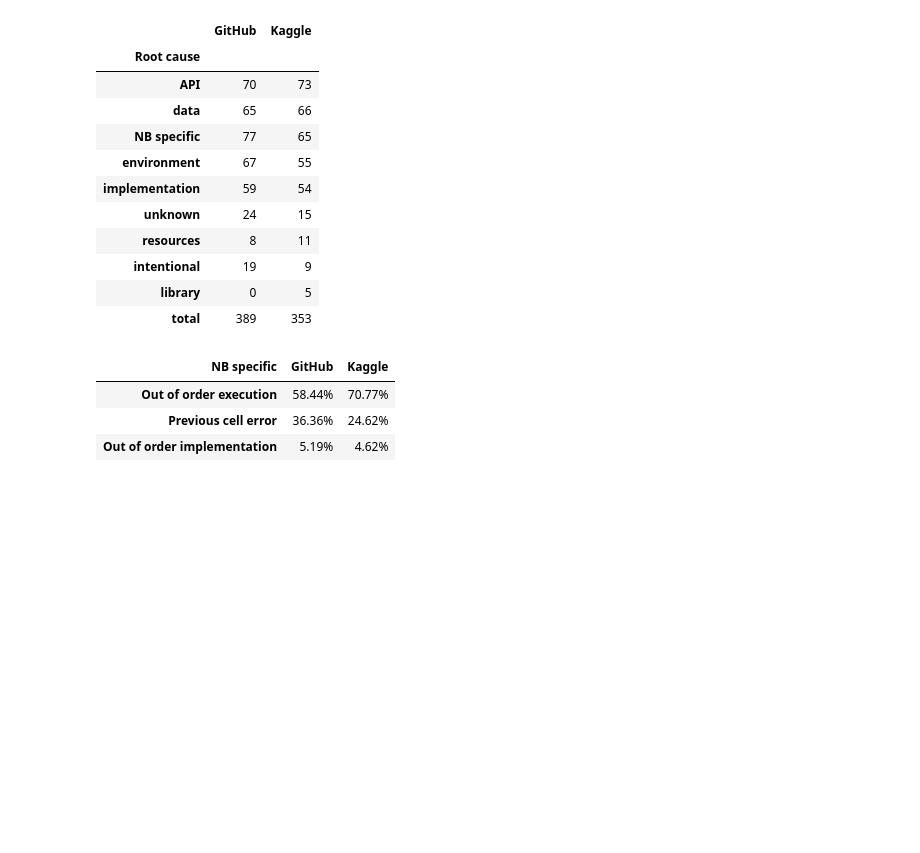
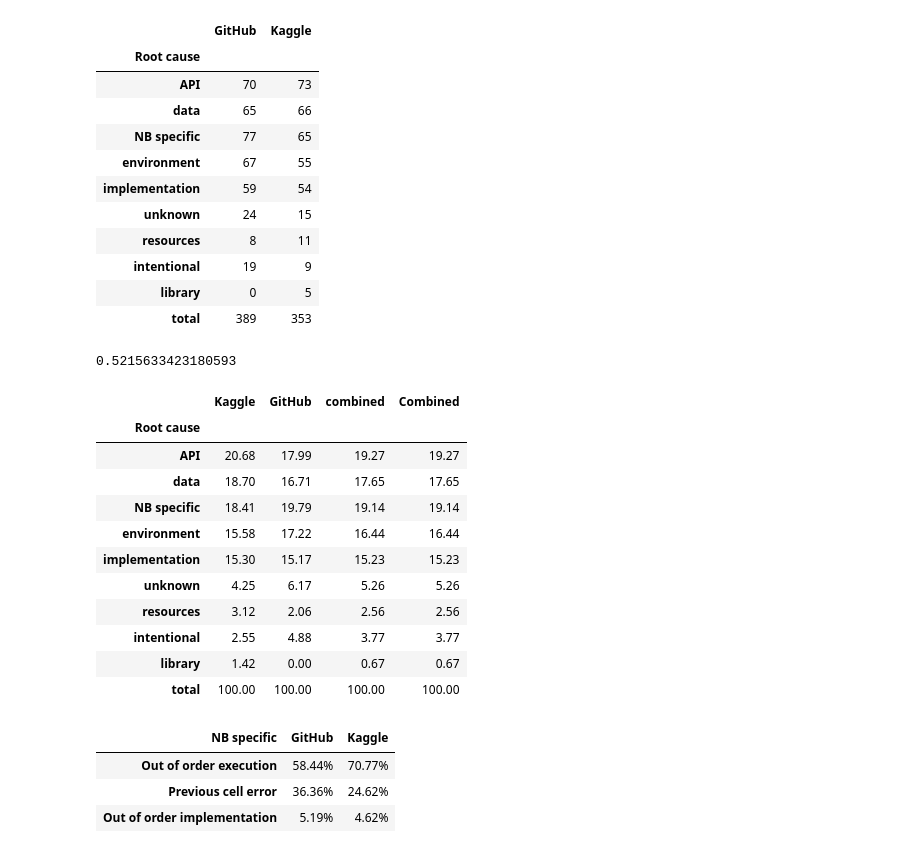
Before and after one commit to PELAB-LiU/jupyter_nbs_empirical, a Jupyter notebook: notebook_error_analysis-manual_labels_plots_rqs.ipynb, the cells around one changed output. Drawn from its saved outputs; the diff is of its cells as text; code cells hidden in the pictures; blank space fills up the shorter version.

```diff
--- a/notebook_error_analysis-manual_labels_plots_rqs.ipynb
+++ b/notebook_error_analysis-manual_labels_plots_rqs.ipynb
@@ -290,6 +290,24 @@ rc[["GitHub","Kaggle"]]
 | intentional | 19 | 9 |
 | library | 0 | 5 |
 | total | 389 | 353 |
+# %%
+rc['Combined'] = rc['Kaggle']+rc['GitHub']
+print((rc['Combined'].loc['API']+rc['Combined'].loc['data']+rc['Combined'].loc['implementation'])/rc['Combined'].loc['total'])
+(rc/rc[:-1].sum()*100).round(2)
+# %% [output]
+0.5215633423180593
+|  | Kaggle | GitHub | combined | Combined |
+| Root cause |  |  |  |  |
+| API | 20.68 | 17.99 | 19.27 | 19.27 |
+| data | 18.70 | 16.71 | 17.65 | 17.65 |
+| NB specific | 18.41 | 19.79 | 19.14 | 19.14 |
+| environment | 15.58 | 17.22 | 16.44 | 16.44 |
+| implementation | 15.30 | 15.17 | 15.23 | 15.23 |
+| unknown | 4.25 | 6.17 | 5.26 | 5.26 |
+| resources | 3.12 | 2.06 | 2.56 | 2.56 |
+| intentional | 2.55 | 4.88 | 3.77 | 3.77 |
+| library | 1.42 | 0.00 | 0.67 | 0.67 |
+| total | 100.00 | 100.00 | 100.00 | 100.00 |
 # %%
 # zoom in to root cause == NB specific - xxx
 nb_g = df_mlerr_labels_g[df_mlerr_labels_g["label_root_cause"].isin(config.label_root_cause["NB specific"])]
```
Also changed, not shown: parts of 7 cells of this notebook.
